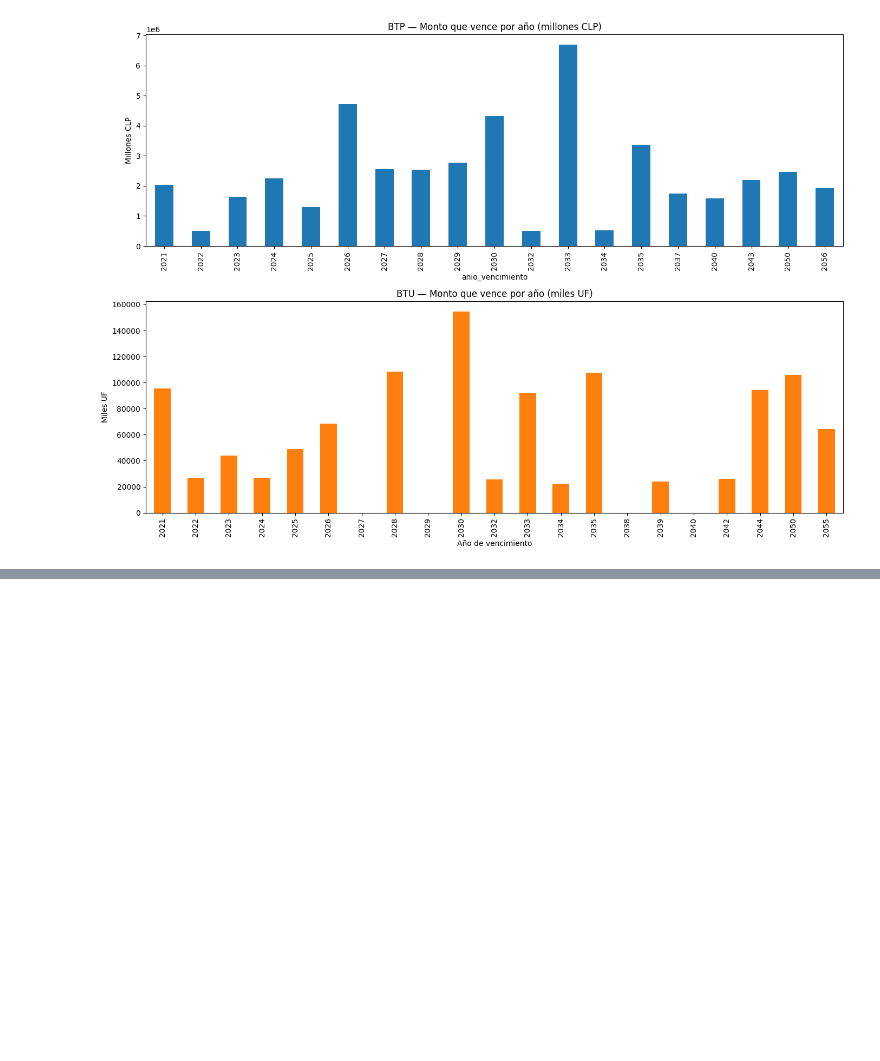
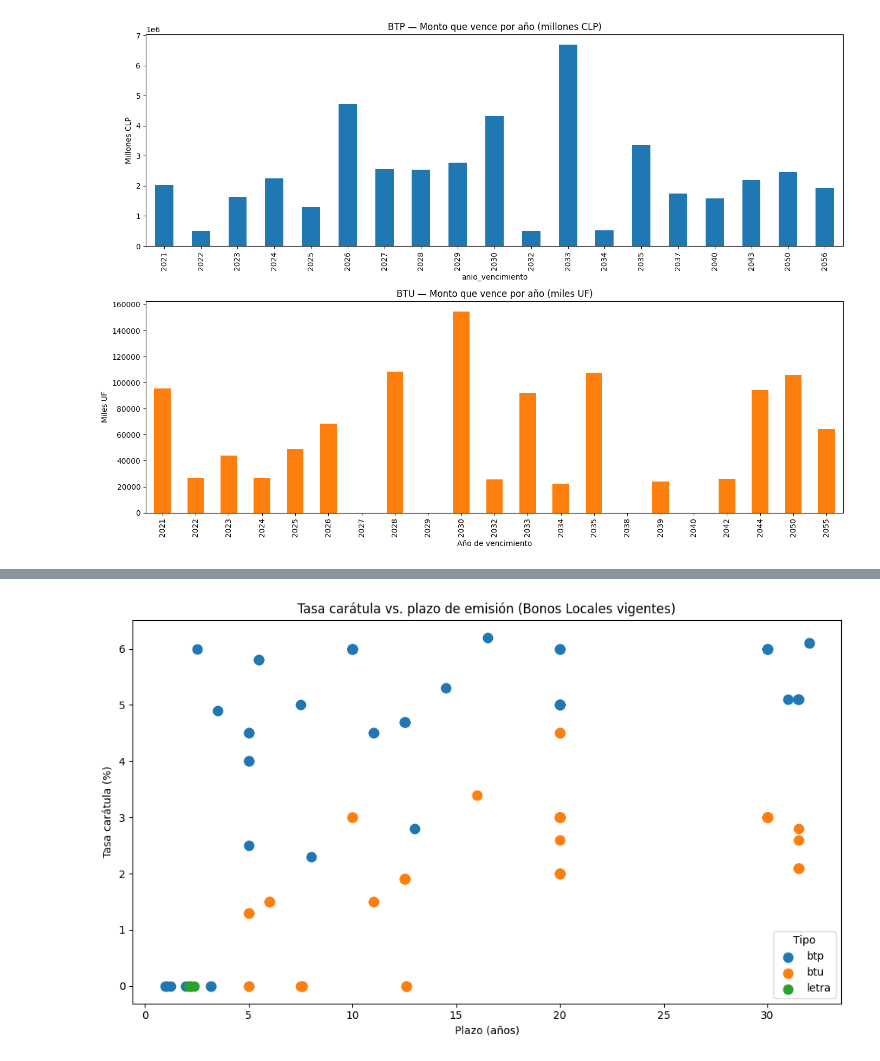
Before and after one commit to nombre00/gestor_datos_economicos, a Jupyter notebook: notebooks/06_bonos_locales_y_externos.ipynb, the cells around one changed output, grey strips where cells are left out. Saved outputs shown, nothing was run; the diff lists cells and outputs as text; code cells hidden in the pictures; blank space fills up the shorter version.

```diff
--- a/notebooks/06_bonos_locales_y_externos.ipynb
+++ b/notebooks/06_bonos_locales_y_externos.ipynb
@@ -128,0 +216,25 @@ plt.show()
+# %%
+# Revisando la tasa carátula (lo que paga el bono cuando fue emitido) de los bonos locales.
+
+qs_locales_tasa = BonoLocal.objects.filter(status="vigente").values(
+    "nombre_bono", "fecha_emision", "fecha_vencimiento", "tasa_caratula", "tipo_instrumento"
+)
+df_tasa_local = pd.DataFrame(qs_locales_tasa)
+df_tasa_local["plazo_anios"] = (
+    pd.to_datetime(df_tasa_local["fecha_vencimiento"]) - pd.to_datetime(df_tasa_local["fecha_emision"])
+).dt.days / 365.25
+df_tasa_local["tasa_caratula"] = df_tasa_local["tasa_caratula"].astype(float)
+
+fig, ax = plt.subplots(figsize=(10, 6))
+for tipo, grupo in df_tasa_local.groupby("tipo_instrumento"):
+    ax.scatter(grupo["plazo_anios"], grupo["tasa_caratula"], label=tipo, s=80)
+
+ax.set_title("Tasa carátula vs. plazo de emisión (Bonos Locales vigentes)")
+ax.set_xlabel("Plazo (años)")
+ax.set_ylabel("Tasa carátula (%)")
+ax.legend(title="Tipo")
+
+plt.tight_layout()
+plt.show()
+# %% [output]
+[figure, added]
```
Also changed, not shown: parts of 3 cells of this notebook.
